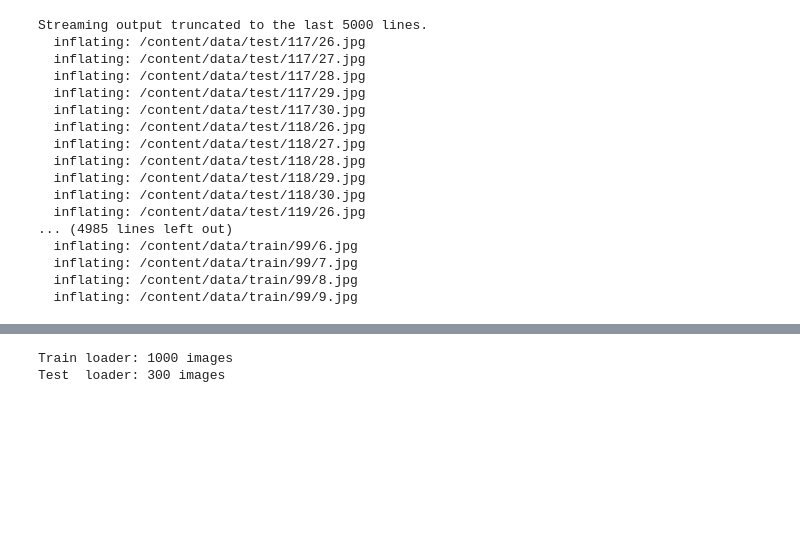
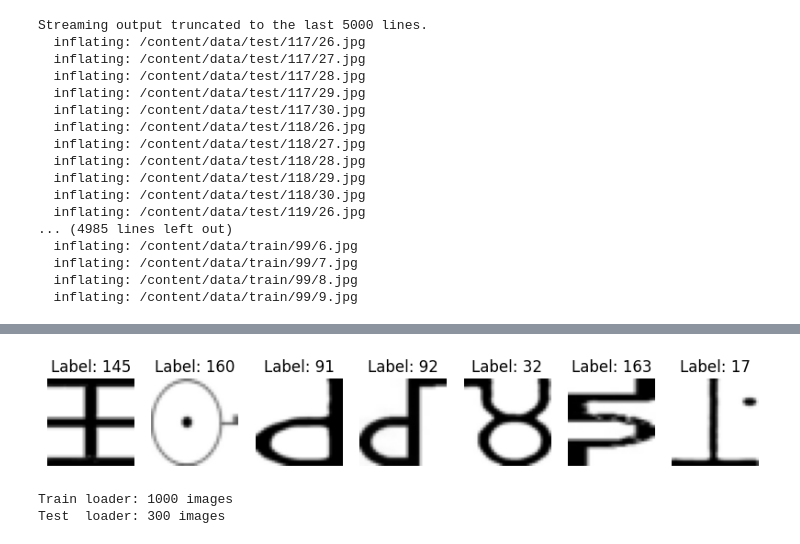
Before and after one commit to ashishar/Convolutional-Neural-Network, a Jupyter notebook: Brahmi_restoration.ipynb, the cells around one changed output, grey strips where cells are left out. Saved outputs shown, nothing was run; the diff lists cells and outputs as text; code cells hidden in the pictures; blank space fills up the shorter version.

```diff
--- a/Brahmi_restoration.ipynb
+++ b/Brahmi_restoration.ipynb
@@ -110,0 +173,23 @@ test_loader = DataLoader(test_dataset_all, batch_size=batch_size, shuffle=False)
+# %%
+import matplotlib.pyplot as plt
+import numpy as np
+
+# Load a batch of images from the train_loader
+dataiter = iter(train_loader)
+images, labels = next(dataiter)  # Use the built-in next() function
+
+# Reshape the flattened images back to 28x28
+images = images.view(-1, image_size, image_size)
+
+# Plot a few images from the batch
+fig, axes = plt.subplots(1, 7, figsize=(10, 6))
+for i in range(7):
+    img = images[i] / 2 + 0.5  # Unnormalize if the images were normalized
+    ax = axes[i]
+    ax.imshow(img.numpy(), cmap='gray')  # Plot in grayscale
+    ax.set_title(f'Label: {labels[i]}')
+    ax.axis('off')
+
+plt.show()
+# %% [output]
+[figure, added]
```
Also changed, not shown: parts of 8 cells of this notebook.
